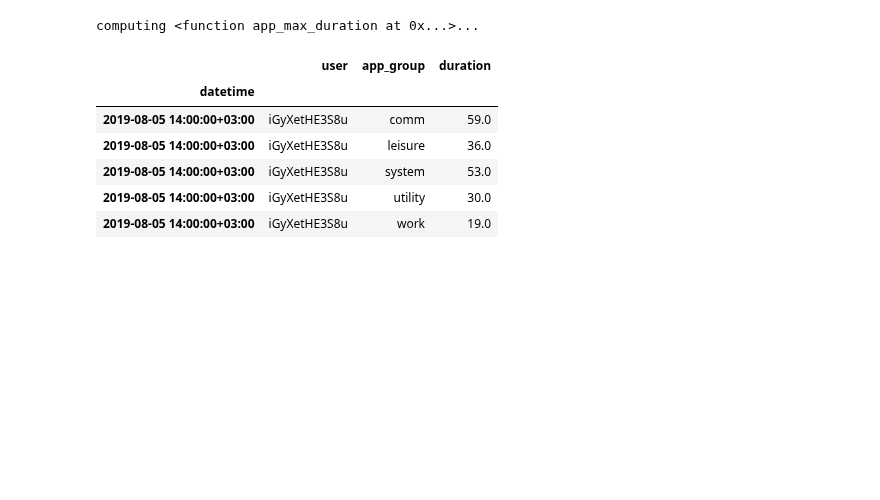
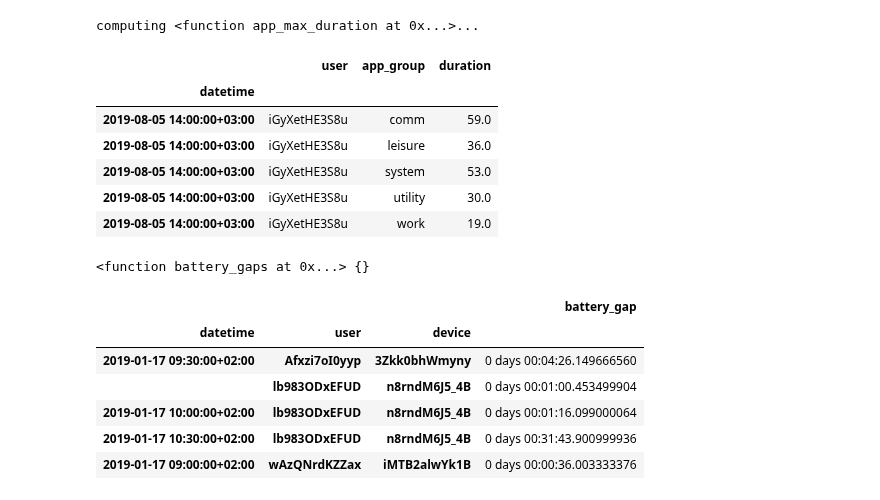
Before and after one commit to digitraceslab/niimpy, a Jupyter notebook: docs/demo_notebooks/application.ipynb, the cells around one changed output. Drawn from its saved outputs; the diff is of its cells as text; code cells hidden in the pictures; blank space fills up the shorter version.

```diff
--- a/docs/demo_notebooks/application.ipynb
+++ b/docs/demo_notebooks/application.ipynb
@@ -379,3 +379,46 @@ customized_features.head()
 | 2019-08-05 14:00:00+03:00 | iGyXetHE3S8u | system | 53.0 |
 | 2019-08-05 14:00:00+03:00 | iGyXetHE3S8u | utility | 30.0 |
 | 2019-08-05 14:00:00+03:00 | iGyXetHE3S8u | work | 19.0 |
+# %%
+import pandas as pd
+from pandas import Timestamp
+import numpy as np
+import pytest
+
+import niimpy
+from niimpy.preprocessing.util import TZ
+
+df11 = pd.DataFrame(
+    {"user": ['wAzQNrdKZZax'] * 3 + ['Afxzi7oI0yyp'] * 3 + ['lb983ODxEFUD'] * 4,
+     "device": ['iMTB2alwYk1B'] * 3 + ['3Zkk0bhWmyny'] * 3 + ['n8rndM6J5_4B'] * 4,
+     "time": [1547709614.05, 1547709686.036, 1547709722.06, 1547710540.99, 1547710688.469, 1547711339.439,
+              1547711831.275, 1547711952.182, 1547712028.281, 1547713932.182],
+     "battery_level": [96, 96, 95, 95, 94, 93, 94, 94, 94, 92],
+     "battery_status": ['3'] * 5 + ['-2', '2', '3', '-2', '2'],
+     "battery_health": ['2'] * 10,
+     "battery_adaptor": ['0'] * 5 + ['1', '1', '0', '0', '1'],
+     "datetime": ['2019-01-17 09:20:14.049999872+02:00', '2019-01-17 09:21:26.036000+02:00',
+                  '2019-01-17 09:22:02.060000+02:00',
+                  '2019-01-17 09:35:40.990000128+02:00', '2019-01-17 09:38:08.469000192+02:00',
+                  '2019-01-17 09:48:59.438999808+02:00',
+                  '2019-01-17 09:57:11.275000064+02:00', '2019-01-17 09:59:12.181999872+02:00',
+                  '2019-01-17 10:00:28.280999936+02:00', '2019-01-17 10:32:12.181999872+02:00'
+                 ]
+     })
+df11['datetime'] = pd.to_datetime(df11['datetime'])
+df11 = df11.set_index('datetime', drop=False)
+
+df = df11.copy()
+k = niimpy.preprocessing.battery.battery_gaps
+gaps = niimpy.preprocessing.battery.extract_features_battery(df, features={k: {}})
+
+gaps
+# %% [output]
+<function battery_gaps at 0x...> {}
+|  |  |  | battery_gap |
+| datetime | user | device |  |
+| 2019-01-17 09:30:00+02:00 | Afxzi7oI0yyp | 3Zkk0bhWmyny | 0 days 00:04:26.149666560 |
+|  | lb983ODxEFUD | n8rndM6J5_4B | 0 days 00:01:00.453499904 |
+| 2019-01-17 10:00:00+02:00 | lb983ODxEFUD | n8rndM6J5_4B | 0 days 00:01:16.099000064 |
+| 2019-01-17 10:30:00+02:00 | lb983ODxEFUD | n8rndM6J5_4B | 0 days 00:31:43.900999936 |
+| 2019-01-17 09:00:00+02:00 | wAzQNrdKZZax | iMTB2alwYk1B | 0 days 00:00:36.003333376 |
```
Also changed, not shown: parts of 9 cells of this notebook, 7 other files.
